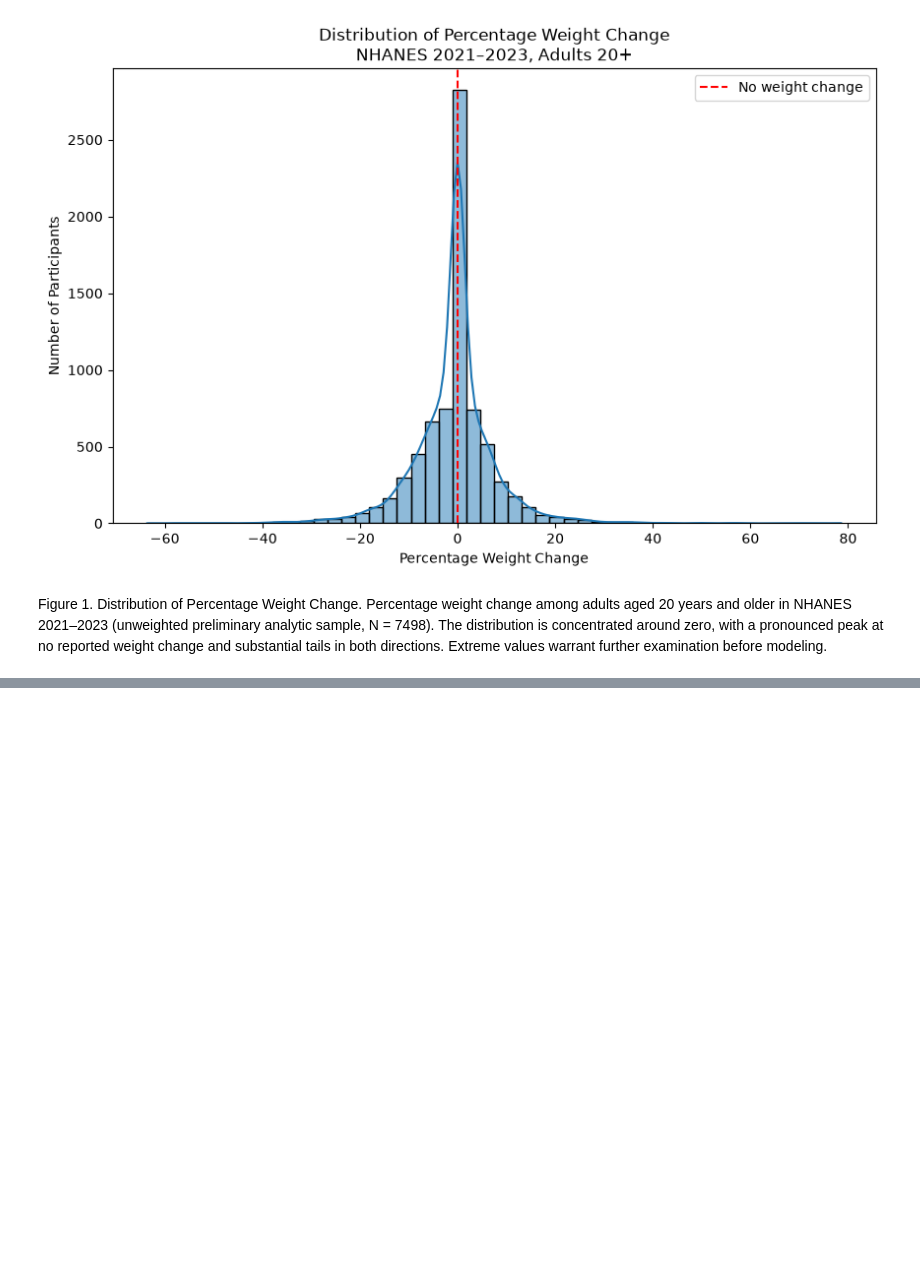
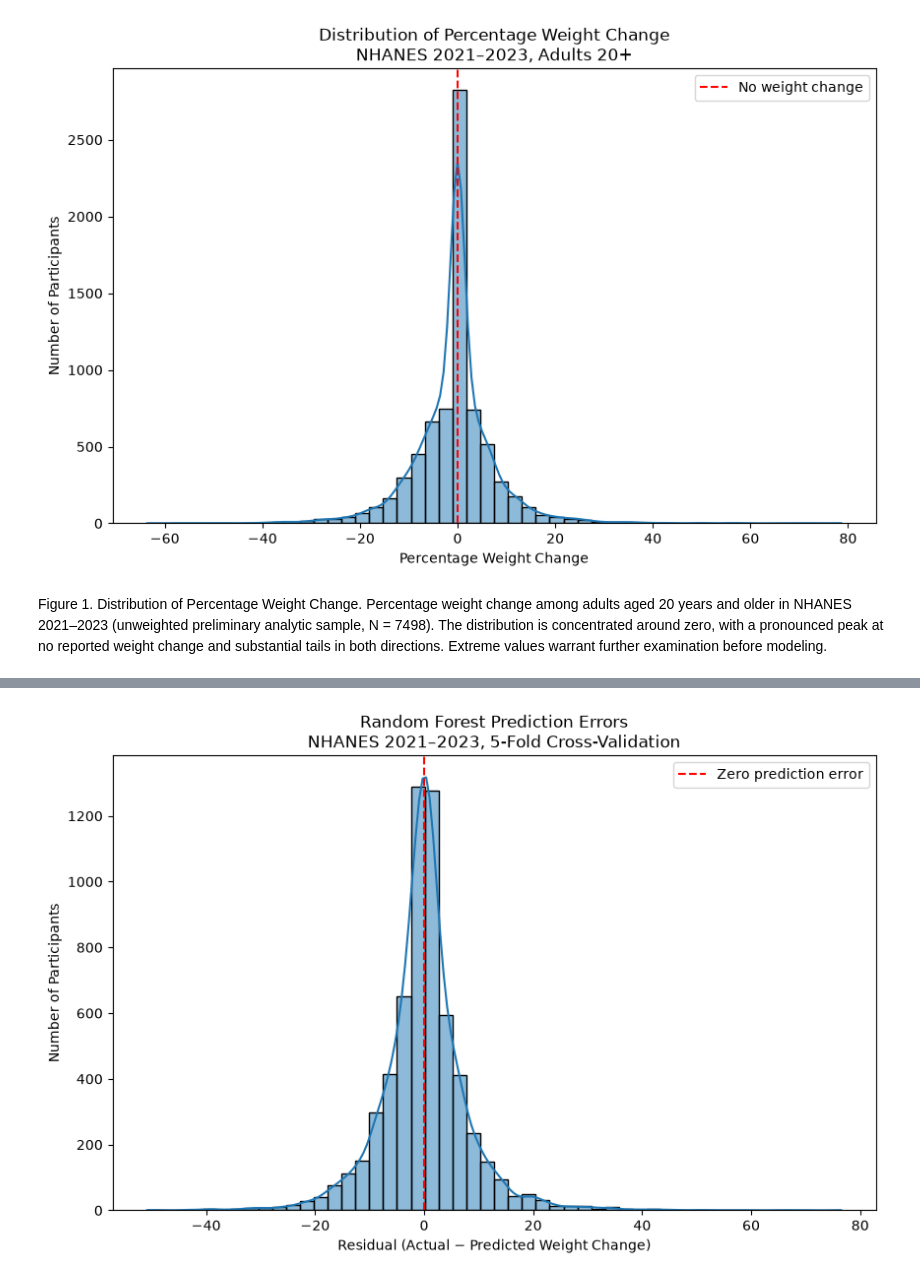
Before and after one commit to willcole2/nhanes-project, a Jupyter notebook: nhanes_exploration.ipynb, the cells around one changed output, grey strips where cells are left out. Saved outputs shown, nothing was run; the diff lists cells and outputs as text; code cells hidden in the pictures; blank space fills up the shorter version.

```diff
--- a/nhanes_exploration.ipynb
+++ b/nhanes_exploration.ipynb
@@ -600,0 +2505,18 @@ Figure 1. Distribution of Percentage Weight Change. Percentage weight change amo
+# %%
+from sklearn.model_selection import cross_val_predict
+
+# Generate predictions using 5-fold cross-validation
+rf_cv_predictions = cross_val_predict(
+    rf_model,
+    X_train,
+    y_train,
+    cv=5,
+    n_jobs=1
+)
+
+# Calculate residuals: actual minus predicted
+rf_residuals = y_train - rf_cv_predictions
+
+print("Number of predictions:", len(rf_cv_predictions))
+print("\nResidual summary:")
+print(rf_residuals.describe())
@@ -600,0 +2536,38 @@ Figure 1. Distribution of Percentage Weight Change. Percentage weight change amo
+# %%
+# Figure 4: Random Forest residual distribution
+
+plt.figure(figsize=(10, 6))
+
+sns.histplot(
+    rf_residuals,
+    bins=50,
+    kde=True
+)
+
+# Reference line for zero prediction error
+plt.axvline(
+    0,
+    color="red",
+    linestyle="--",
+    label="Zero prediction error"
+)
+
+plt.xlabel("Residual (Actual − Predicted Weight Change)")
+plt.ylabel("Number of Participants")
+plt.title(
+    "Random Forest Prediction Errors\n"
+    "NHANES 2021–2023, 5-Fold Cross-Validation"
+)
+
+plt.legend()
+
+# Save the figure
+plt.savefig(
+    "results/eda/random_forest_residual_distribution.png",
+    dpi=300,
+    bbox_inches="tight"
+)
+
+plt.show()
+# %% [output]
+[figure, added]
```
Also changed, not shown: parts of 106 cells of this notebook, 10 other files.
